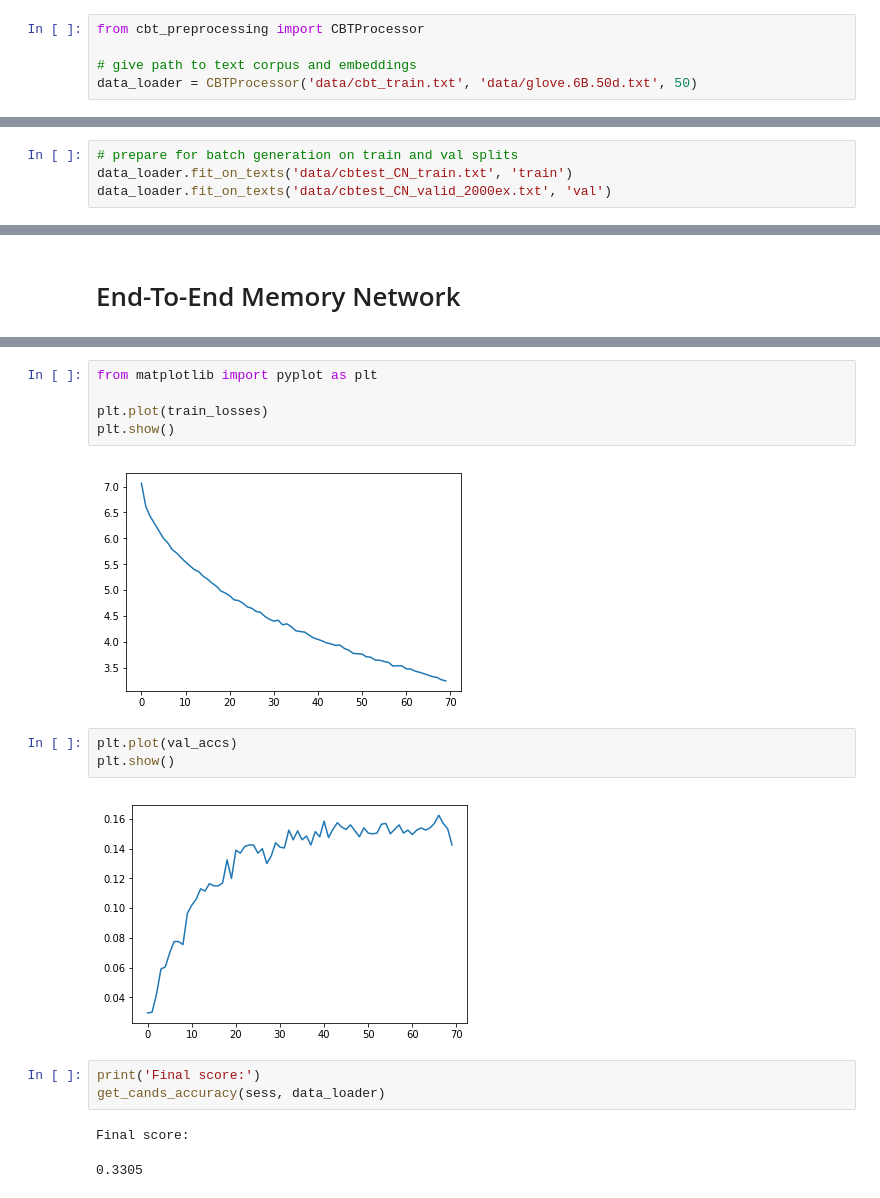
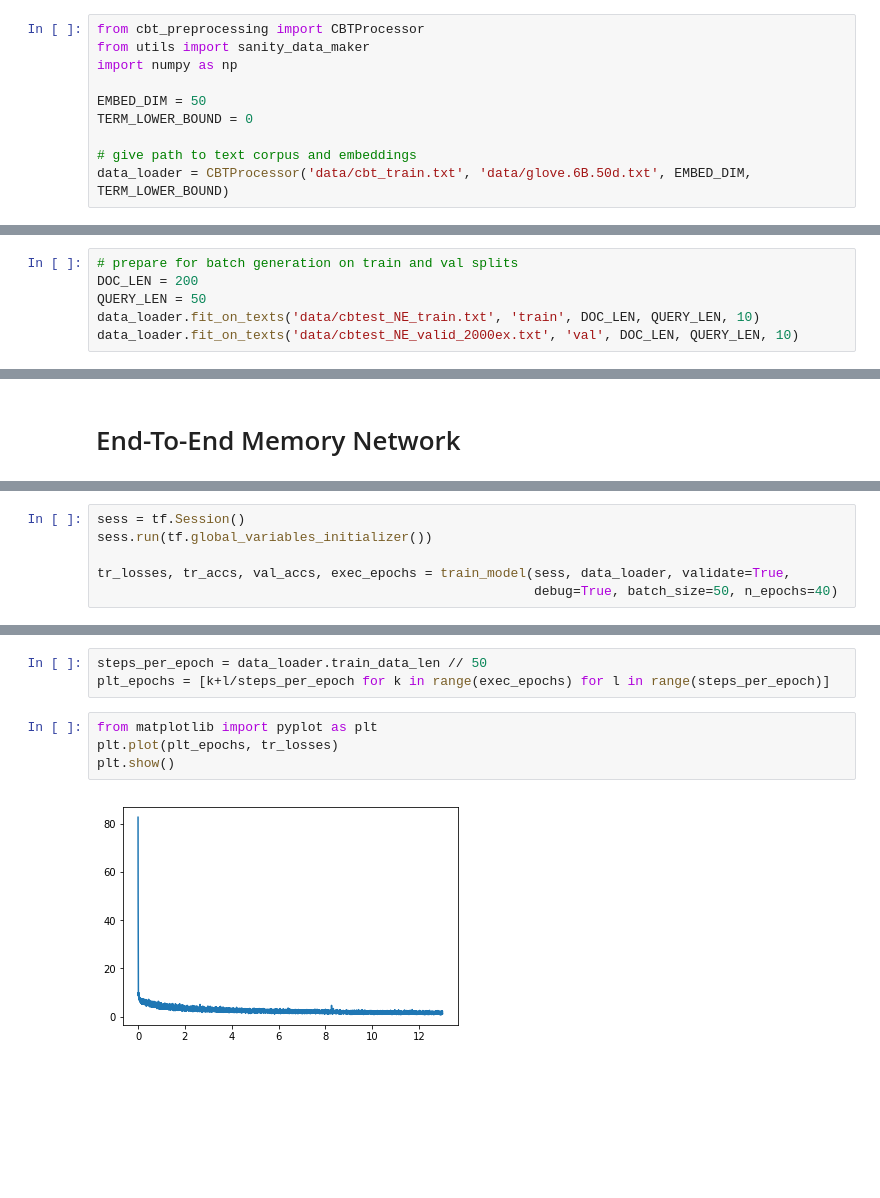
Before and after one commit to JanRocketMan/QuestionAnsweringModels, a Jupyter notebook: CBT_MemN2N.ipynb, the cells around one changed output, grey strips where cells are left out. Cells and saved outputs as stored; diff of their text form; blank space fills up the shorter version.

Commit message:
Improved MemN2N model

```diff
--- a/CBT_MemN2N.ipynb
+++ b/CBT_MemN2N.ipynb
@@ -1,6 +1,11 @@
 # %%
 from cbt_preprocessing import CBTProcessor
+from utils import sanity_data_maker
+import numpy as np
+
+EMBED_DIM = 50
+TERM_LOWER_BOUND = 0
 
 # give path to text corpus and embeddings
-data_loader = CBTProcessor('data/cbt_train.txt', 'data/glove.6B.50d.txt', 50)
+data_loader = CBTProcessor('data/cbt_train.txt', 'data/glove.6B.50d.txt', EMBED_DIM, TERM_LOWER_BOUND)
 # %% [output]
@@ -9,7 +19,9 @@ Number of pre-trained: 32416
 # %%
 # prepare for batch generation on train and val splits
-data_loader.fit_on_texts('data/cbtest_CN_train.txt', 'train')
-data_loader.fit_on_texts('data/cbtest_CN_valid_2000ex.txt', 'val')
+DOC_LEN = 200
+QUERY_LEN = 50
+data_loader.fit_on_texts('data/cbtest_NE_train.txt', 'train', DOC_LEN, QUERY_LEN, 10)
+data_loader.fit_on_texts('data/cbtest_NE_valid_2000ex.txt', 'val', DOC_LEN, QUERY_LEN, 10)
 # %%
 # check batch sampling
 ex_batch_train = data_loader.sample_batch('train', 32)
@@ -351,0 +171,6 @@ Finished
+# %%
+sess = tf.Session()
+sess.run(tf.global_variables_initializer())
+
+tr_losses, tr_accs, val_accs, exec_epochs = train_model(sess, data_loader, validate=True,
+                                                        debug=True, batch_size=50, n_epochs=40)
@@ -352,18 +241,9 @@ Finished
+# %%
+steps_per_epoch = data_loader.train_data_len // 50
+plt_epochs = [k+l/steps_per_epoch for k in range(exec_epochs) for l in range(steps_per_epoch)]
 # %%
 from matplotlib import pyplot as plt
-
-plt.plot(train_losses)
+plt.plot(plt_epochs, tr_losses)
 plt.show()
 # %% [output]
-[figure, old version]
+[figure, new version]
-# %%
-plt.plot(val_accs)
-plt.show()
-# %% [output]
-[figure, removed]
-# %%
-print('Final score:')
-get_cands_accuracy(sess, data_loader)
-# %% [output]
-Final score:
-0.3305
```
Also changed, not shown: parts of 20 cells of this notebook, 3 other files.
